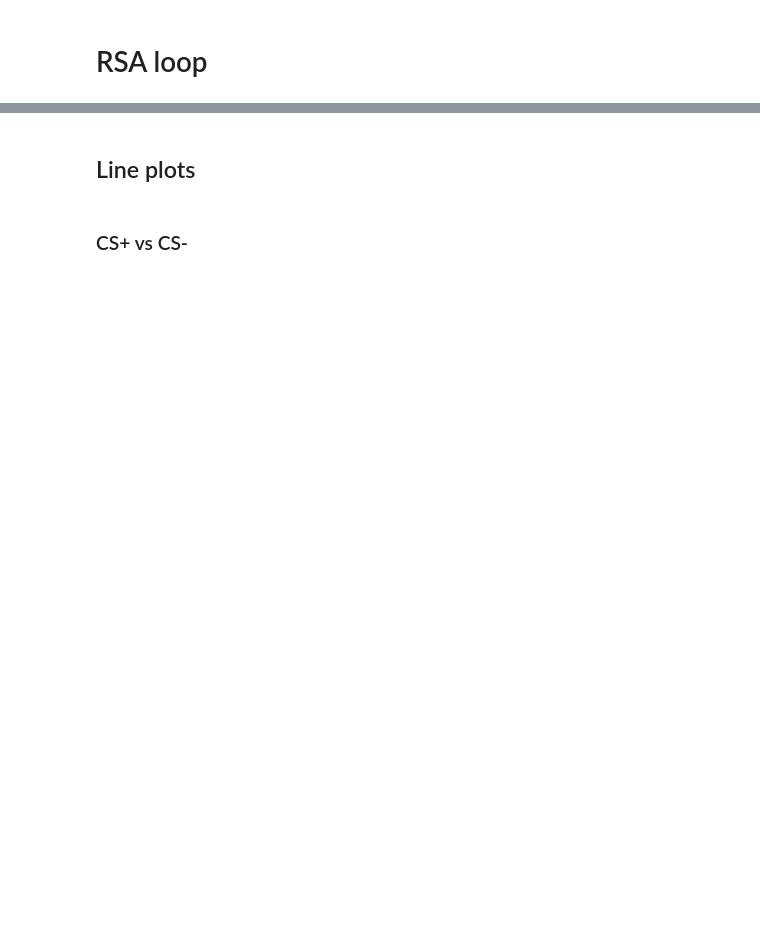
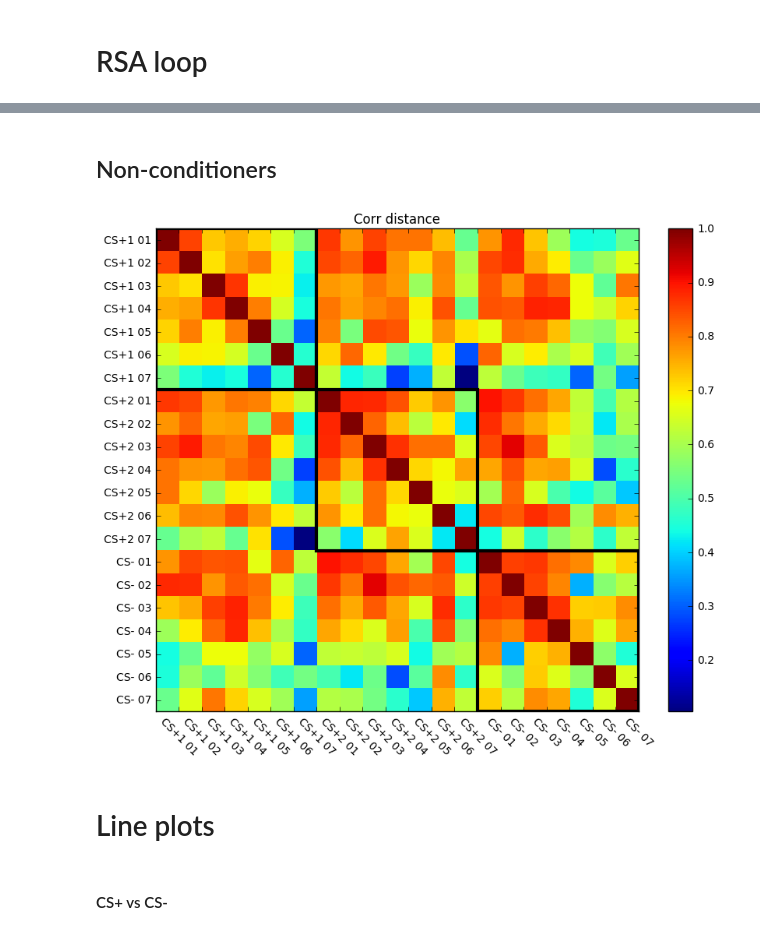
Before and after one commit to andrebeu/Emotional_Learning, a Jupyter notebook: RSA_pain-trials.ipynb, the cells around one changed output, grey strips where cells are left out. Cells and saved outputs as stored; diff of their text form; code cells hidden in the pictures; blank space fills up the shorter version.

```diff
--- a/RSA_pain-trials.ipynb
+++ b/RSA_pain-trials.ipynb
@@ -204,5 +271,11 @@ plot_dsm(dsm_group)
+# %% [markdown]
+## Non-conditioners
+# %%
+plot_dsm(dsm_n)
+# %% [output]
+[figure, added]
 # %% [markdown]
-## Line plots
+# Line plots
 # %%
 # gets diagonal entries
 def get_dmchange(dsm, stim):
@@ -225,7 +298,7 @@ def labelx():
     xlab = ["%i - %i" % (i, i+1) for i in range(8)[1:]]
     plt.xticks(np.arange(6), xlab, rotation = -45)
 # %% [markdown]
-### CS+ vs CS-
+#### CS+ vs CS-
 # %%
 def dmchange_fig(dsm, stim_list=['CS+1','CS+2','CS-']):
 
```
Also changed, not shown: parts of 29 cells of this notebook.
